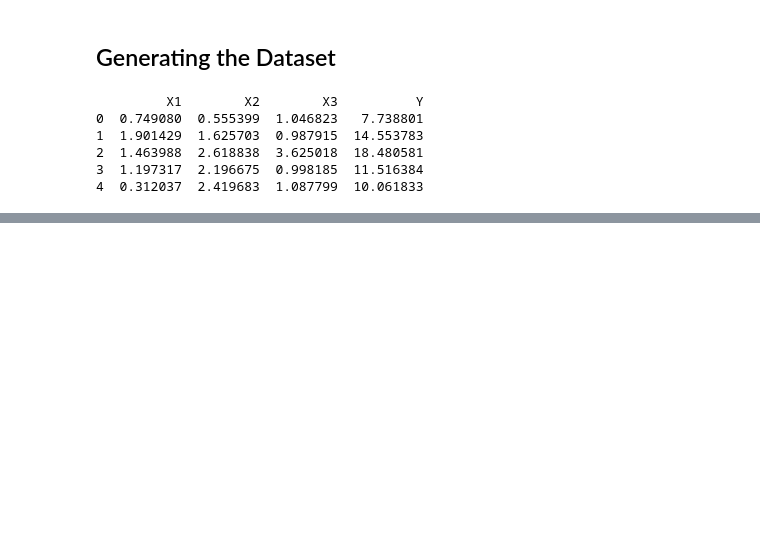
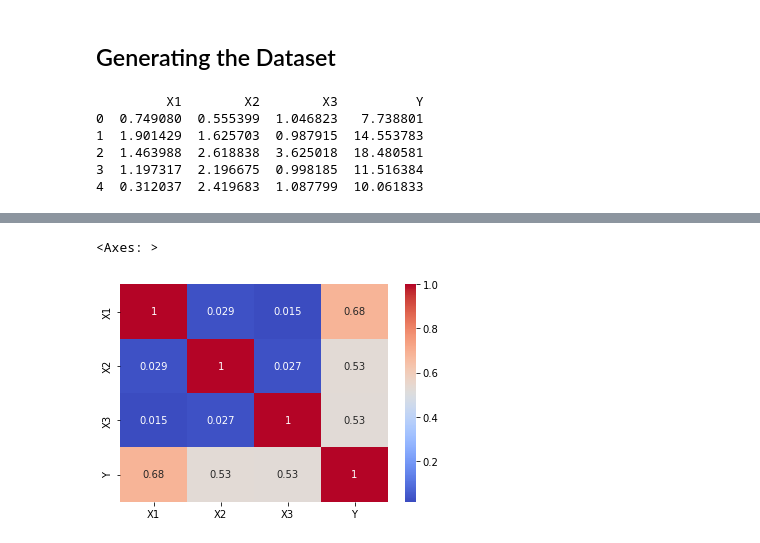
Before and after one commit to atomikkus/polynomial_regression, a Jupyter notebook: polynomial_regresion.ipynb, the cells around one changed output, grey strips where cells are left out. Cells and saved outputs as stored; diff of their text form; code cells hidden in the pictures; blank space fills up the shorter version.

```diff
--- a/polynomial_regresion.ipynb
+++ b/polynomial_regresion.ipynb
@@ -39,0 +52,5 @@ print(data.head())
+# %%
+sns.heatmap(data.corr(), cmap='coolwarm', annot=True)
+# %% [output]
+<Axes: >
+[figure, added]
```
Also changed, not shown: parts of 3 cells of this notebook.
